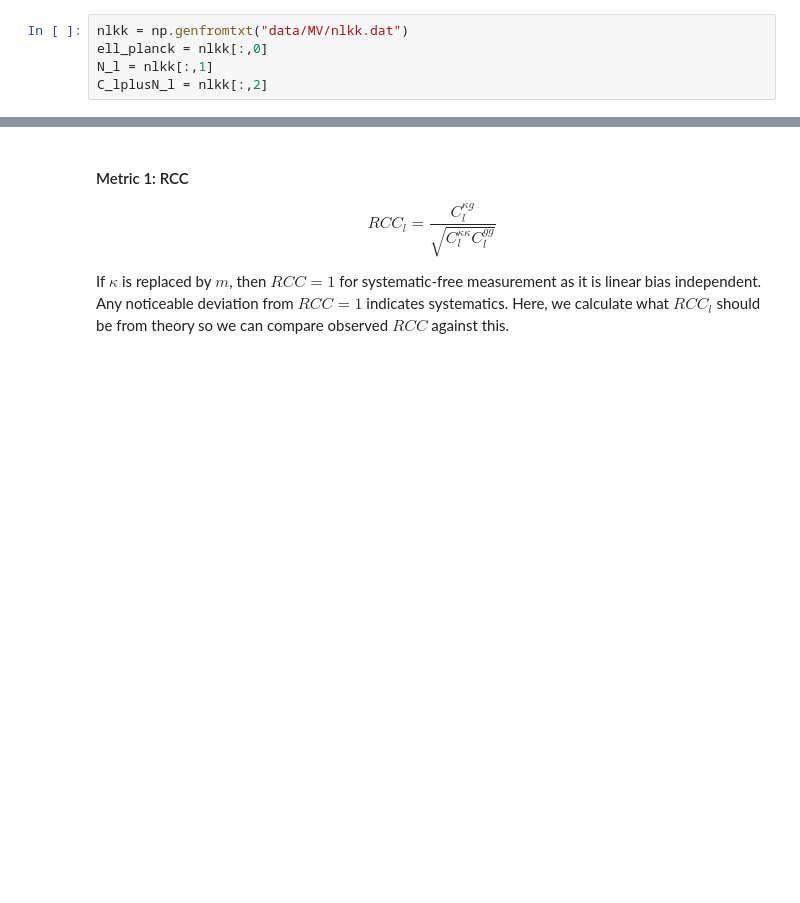
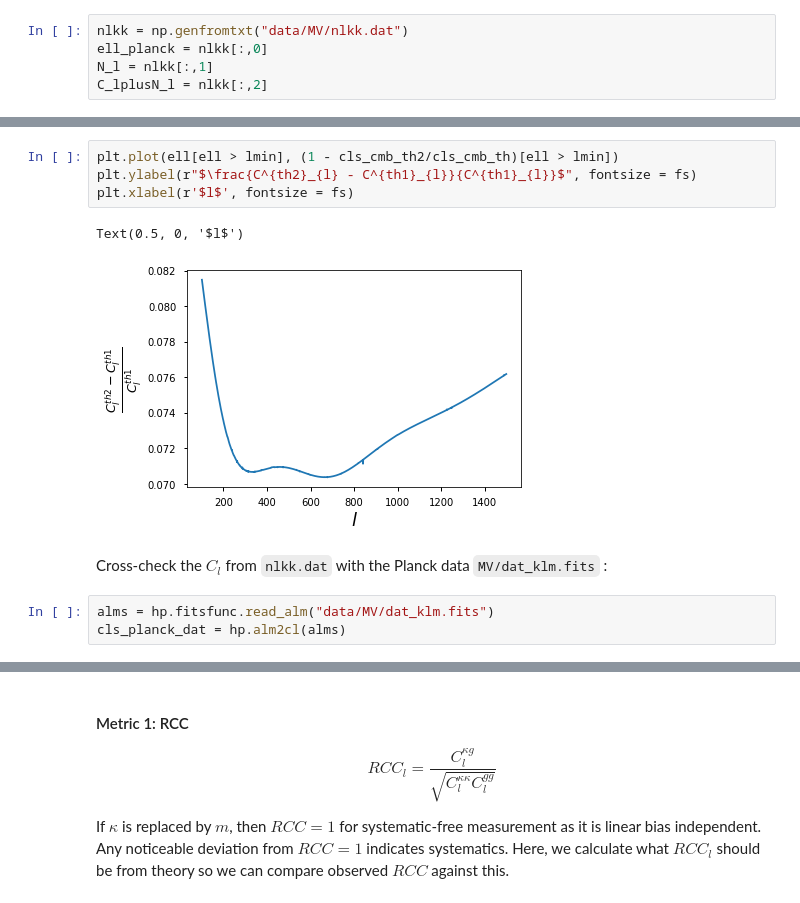
Before and after one commit to tanveerkarim/desi-lensing-cc, a Jupyter notebook: systematic-tests.ipynb, the cells around one changed output, grey strips where cells are left out. Saved outputs shown, nothing was run; the diff lists cells and outputs as text; blank space fills up the shorter version.

```diff
--- a/systematic-tests.ipynb
+++ b/systematic-tests.ipynb
@@ -509,0 +549,12 @@ We notice that there is a clear trend as a function of $l$. The denoised $C_l$ f
+# %%
+plt.plot(ell[ell > lmin], (1 - cls_cmb_th2/cls_cmb_th)[ell > lmin])
+plt.ylabel(r"$\frac{C^{th2}_{l} - C^{th1}_{l}}{C^{th1}_{l}}$", fontsize = fs)
+plt.xlabel(r'$l$', fontsize = fs)
+# %% [output]
+Text(0.5, 0, '$l$')
+[figure, added]
+# %% [markdown]
+Cross-check the $C_l$ from `nlkk.dat` with the Planck data `MV/dat_klm.fits` :
+# %%
+alms = hp.fitsfunc.read_alm("data/MV/dat_klm.fits")
+cls_planck_dat = hp.alm2cl(alms)
```
Also changed, not shown: parts of 15 cells of this notebook, 1 other file.
